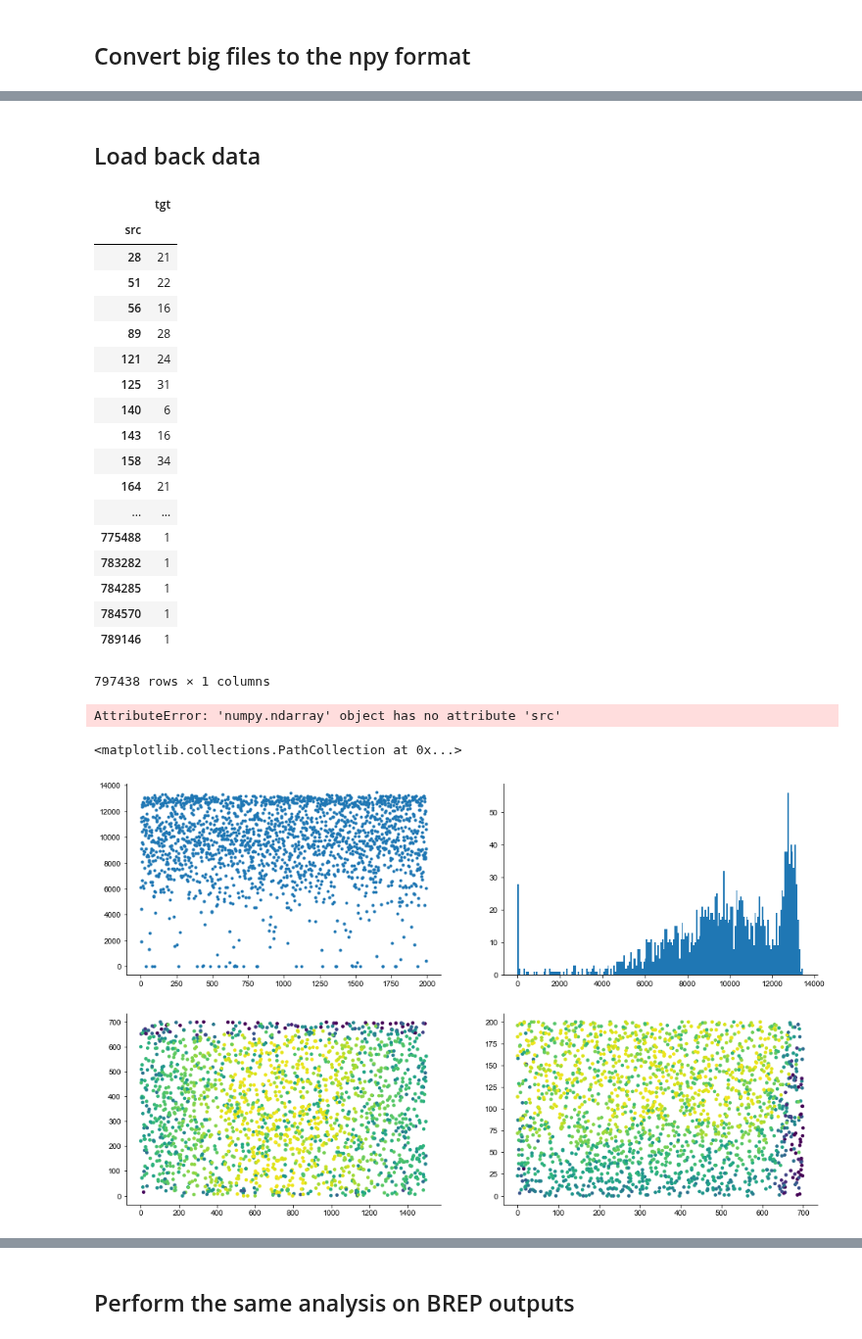
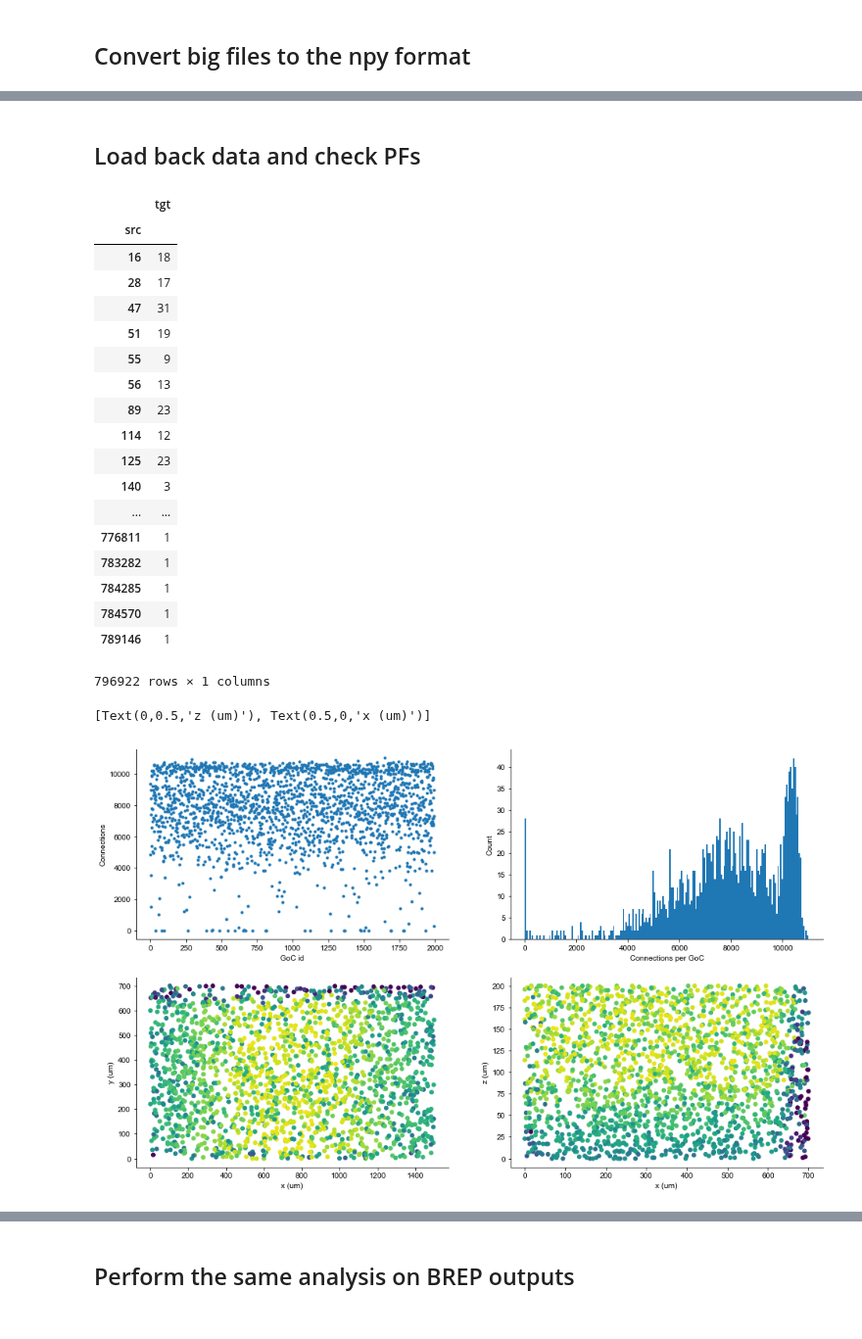
Before and after one commit to CNS-OIST/pycabnn, a Jupyter notebook: For_Sungho/Check_PF_connections.ipynb, the cells around one changed output, grey strips where cells are left out. Shown at 98% size. Saved outputs shown, nothing was run; the diff lists cells and outputs as text; code cells hidden in the pictures.

```diff
--- a/For_Sungho/Check_PF_connections.ipynb
+++ b/For_Sungho/Check_PF_connections.ipynb
@@ -178,7 +182,7 @@ np.save(output_path.parent / 'AAtoGoCtargets.npy', tgt)
 # %% [markdown]
-## Load back data
+## Load back data and check PFs
 # %%
-output_path = Path('/Users/shhong/Dropbox/network_data/output_ines')
+output_path = Path('/Users/shhong/Dropbox/network_data/output_ines_2')
 
 srcs = np.load(output_path / 'PFtoGoCsources.npy')
 tgts = np.load(output_path / 'PFtoGoCtargets.npy')
@@ -197,23 +201,23 @@ cons_per_pf
 # %% [output]
 |  | tgt |
 | src |  |
-| 28 | 21 |
-| 51 | 22 |
-| 56 | 16 |
-| 89 | 28 |
-| 121 | 24 |
-| 125 | 31 |
-| 140 | 6 |
-| 143 | 16 |
-| 158 | 34 |
-| 164 | 21 |
+| 16 | 18 |
+| 28 | 17 |
+| 47 | 31 |
+| 51 | 19 |
+| 55 | 9 |
+| 56 | 13 |
+| 89 | 23 |
+| 114 | 12 |
+| 125 | 23 |
+| 140 | 3 |
 | ... | ... |
-| 775488 | 1 |
+| 776811 | 1 |
 | 783282 | 1 |
 | 784285 | 1 |
 | 784570 | 1 |
 | 789146 | 1 |
-797438 rows × 1 columns
+796922 rows × 1 columns
 # %%
 import dask.dataframe as dd
 
@@ -224,19 +228,19 @@ def convert_from_dd(x, size):
 
 cons_per_goc = convert_from_dd(cons_per_goc.src, gocxy.shape[0])
 cons_per_pf = convert_from_dd(cons_per_pf.tgt, grcxy.shape[0])
-# %% [output]
-AttributeError: 'numpy.ndarray' object has no attribute 'src'
 # %%
-%matplotlib inline
-
 fig, ax = plt.subplots(ncols=2, nrows=2, figsize=(16, 10))
 ax[0,0].plot(cons_per_goc, '.')
+ax[0,0].set(xlabel="GoC id", ylabel='Connections')
 _ = ax[0,1].hist(cons_per_goc, 200)
-ax[1,0].scatter(gocxy[:,0], gocxy[:,1], 50, cons_per_goc, '.')
-ax[1,1].scatter(gocxy[:,1], gocxy[:,2], 50, cons_per_goc, '.')
+ax[0,1].set(xlabel="Connections per GoC", ylabel='Count')
+ax[1,0].scatter(gocxy[:,0], gocxy[:,1], 100, cons_per_goc, '.')
+ax[1,0].set(xlabel="x (um)", ylabel="y (um)")
+ax[1,1].scatter(gocxy[:,1], gocxy[:,2], 100, cons_per_goc, '.')
+ax[1,1].set(xlabel="x (um)", ylabel="z (um)")
 # %% [output]
-<matplotlib.collections.PathCollection at 0x...>
+[Text(0,0.5,'z (um)'), Text(0.5,0,'x (um)')]
-[figure, old version]
+[figure, new version]
 # %%
 print("Connections per GoC = {} ± {}".format(np.mean(cons_per_goc), np.std(cons_per_goc)/np.sqrt(cons_per_goc.size)))
 # %% [output]
```
Also changed, not shown: parts of 19 cells of this notebook, 13 other files.
